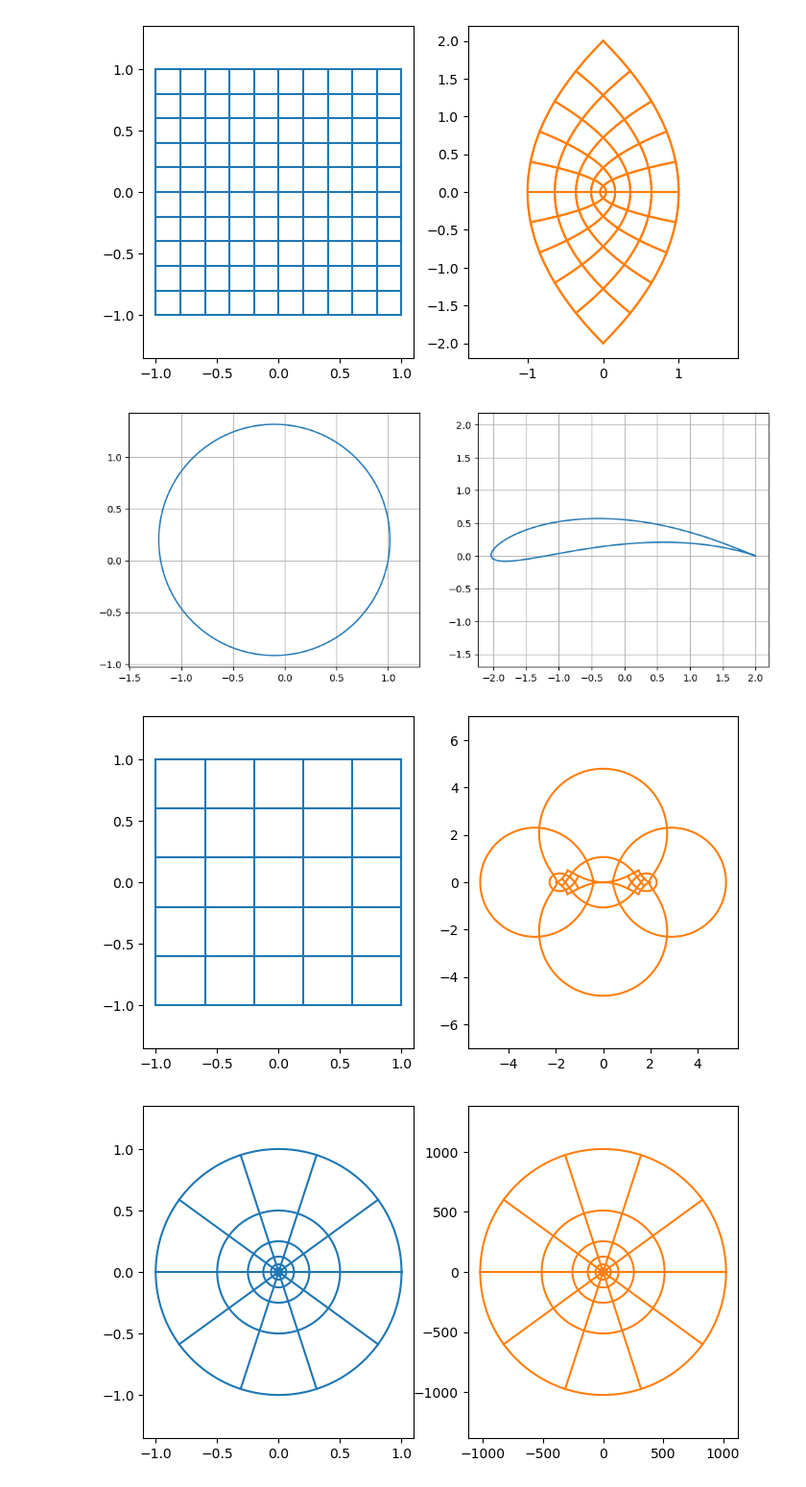
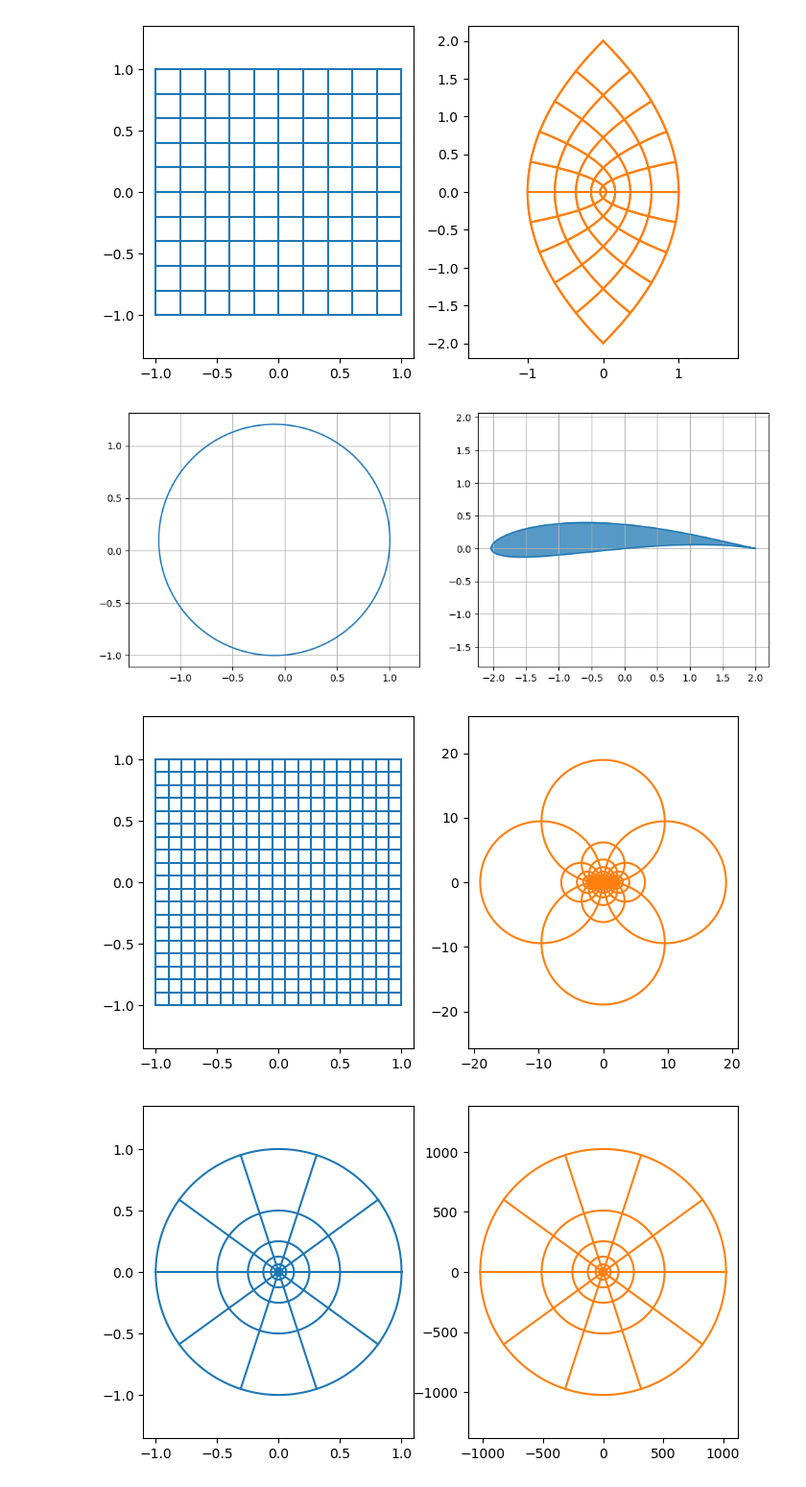
Before and after one commit to boisgera/visualization-of-analytic-functions, a Jupyter notebook: Domain Coloring.ipynb, the cells around one changed output. Shown at 96% size. Cells and saved outputs as stored; diff of their text form; code cells hidden in the pictures.

```diff
--- a/Domain Coloring.ipynb
+++ b/Domain Coloring.ipynb
@@ -240,11 +240,10 @@ None
 # %% [output]
 [figure]
 # %%
-
 def Joukowsky(z):
     return z + 1.0 / z
 
-c = -0.1 + 0.2j
+c = -0.1 + 0.1j
 r = abs(c - 1)
 
 gamma = circle(c=c, r=r)
@@ -260,6 +259,7 @@ ax1.grid(True)
 ax1.axis("equal")
 
 ax2.plot(J_gamma(t).real, J_gamma(t).imag, color="C0")
+ax2.fill(J_gamma(t).real, J_gamma(t).imag, color="C0", alpha=0.75)
 ax2.grid(True)
 ax2.axis("equal")
 
@@ -268,25 +268,24 @@ None
 # TODO: study/explain the "pinch" (f'=0 when z=1 => angle doubling)
 # TODO: irrotational & incompressible flow. Solve for cylinder, then map?
 # %% [output]
-[figure, old version]
+[figure, new version]
 # %%
-
 f = Joukowsky
 
-paths = grid(xs=linspace(-1,1, 6), ys=linspace(-1, 1, 6))
+paths = grid(xs=linspace(-1,1, 20), ys=linspace(-1, 1, 20))
 t = linspace(0.0, 1.0, 1000)
 fig, (ax1, ax2) = subplots(1, 2, figsize=(8, 4.5))
 for path in paths:
     path_t = path(t)
     f_path_t = f(path_t)
     ax1.plot(path_t.real, path_t.imag, color="C0")
     ax2.plot(f_path_t.real, f_path_t.imag, color="C1")
 
 ax1.axis("equal")
 ax2.axis("equal")
 None
 # %% [output]
-[figure, old version]
+[figure, new version]
 # %%
 f = Joukowsky
 
```
Also changed, not shown: parts of 6 cells of this notebook.
